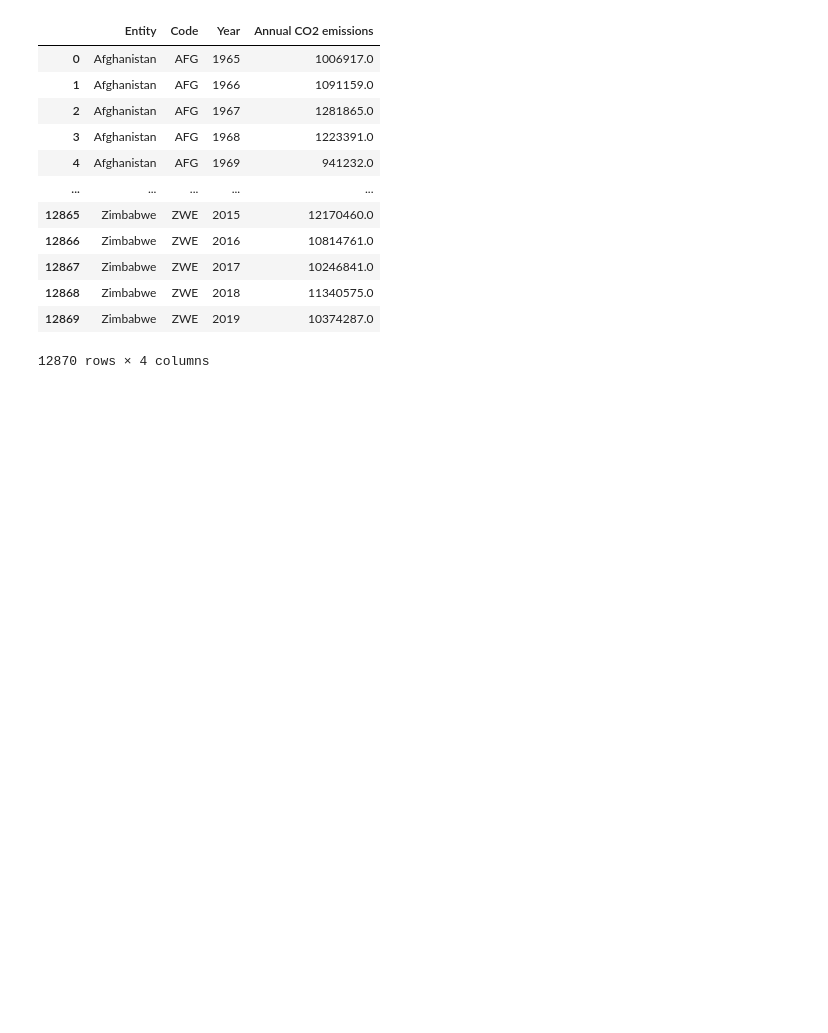
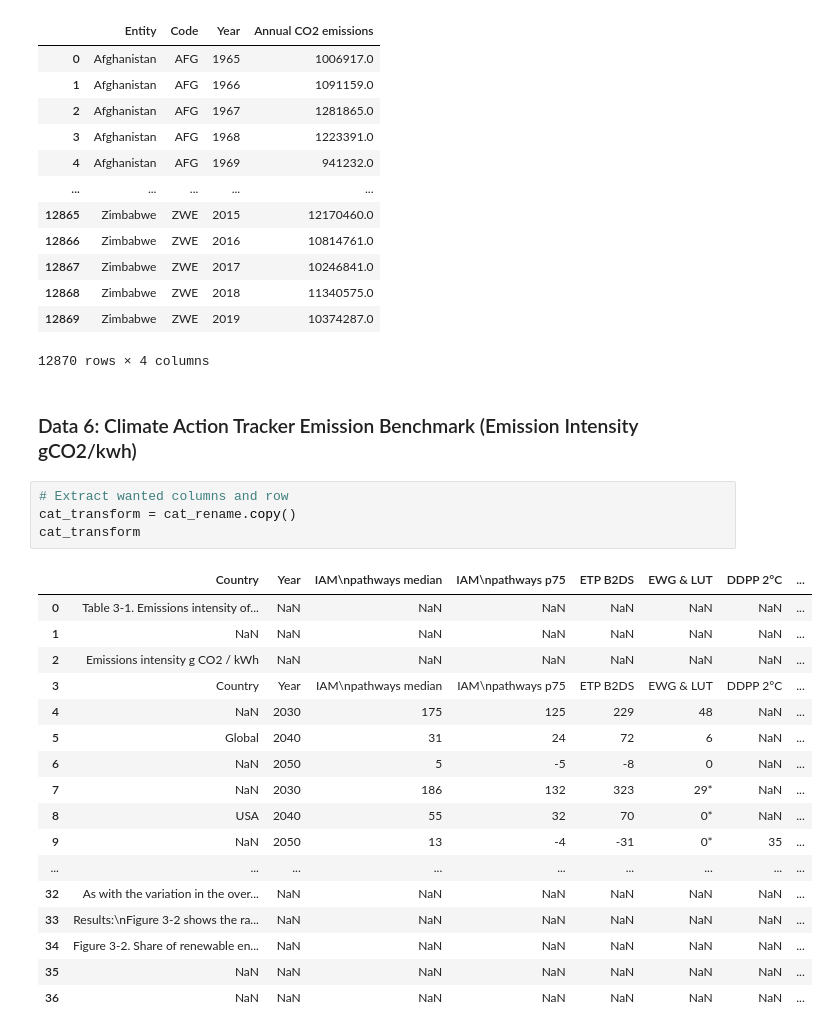
Before and after one commit to yuyhong23/One-Hot_Future, a Jupyter notebook: data_cleaning.ipynb, the cells around one changed output. Cells and saved outputs as stored; diff of their text form; blank space fills up the shorter version.

Commit message:
Cleaned up the emission benchmark data.

```diff
--- a/data_cleaning.ipynb
+++ b/data_cleaning.ipynb
@@ -1040,3 +1040,27 @@ co2_transform.reset_index(drop=True)
 | 12868 | Zimbabwe | ZWE | 2018 | 11340575.0 |
 | 12869 | Zimbabwe | ZWE | 2019 | 10374287.0 |
 12870 rows × 4 columns
+# %% [markdown]
+### Data 6: Climate Action Tracker Emission Benchmark (Emission Intensity gCO2/kwh)
+# %%
+# Extract wanted columns and row
+cat_transform = cat_rename.copy()
+cat_transform
+# %% [output]
+|  | Country | Year | IAM\npathways median | IAM\npathways p75 | ETP B2DS | EWG & LUT | DDPP 2°C | ... |
+| 0 | Table 3-1. Emissions intensity of... | NaN | NaN | NaN | NaN | NaN | NaN | ... |
+| 1 | NaN | NaN | NaN | NaN | NaN | NaN | NaN | ... |
+| 2 | Emissions intensity g CO2 / kWh | NaN | NaN | NaN | NaN | NaN | NaN | ... |
+| 3 | Country | Year | IAM\npathways median | IAM\npathways p75 | ETP B2DS | EWG & LUT | DDPP 2°C | ... |
+| 4 | NaN | 2030 | 175 | 125 | 229 | 48 | NaN | ... |
+| 5 | Global | 2040 | 31 | 24 | 72 | 6 | NaN | ... |
+| 6 | NaN | 2050 | 5 | -5 | -8 | 0 | NaN | ... |
+| 7 | NaN | 2030 | 186 | 132 | 323 | 29* | NaN | ... |
+| 8 | USA | 2040 | 55 | 32 | 70 | 0* | NaN | ... |
+| 9 | NaN | 2050 | 13 | -4 | -31 | 0* | 35 | ... |
+| ... | ... | ... | ... | ... | ... | ... | ... | ... |
+| 32 | As with the variation in the over... | NaN | NaN | NaN | NaN | NaN | NaN | ... |
+| 33 | Results:\nFigure 3-2 shows the ra... | NaN | NaN | NaN | NaN | NaN | NaN | ... |
+| 34 | Figure 3-2. Share of renewable en... | NaN | NaN | NaN | NaN | NaN | NaN | ... |
+| 35 | NaN | NaN | NaN | NaN | NaN | NaN | NaN | ... |
+| 36 | NaN | NaN | NaN | NaN | NaN | NaN | NaN | ... |
```
Also changed, not shown: parts of 9 cells of this notebook.
